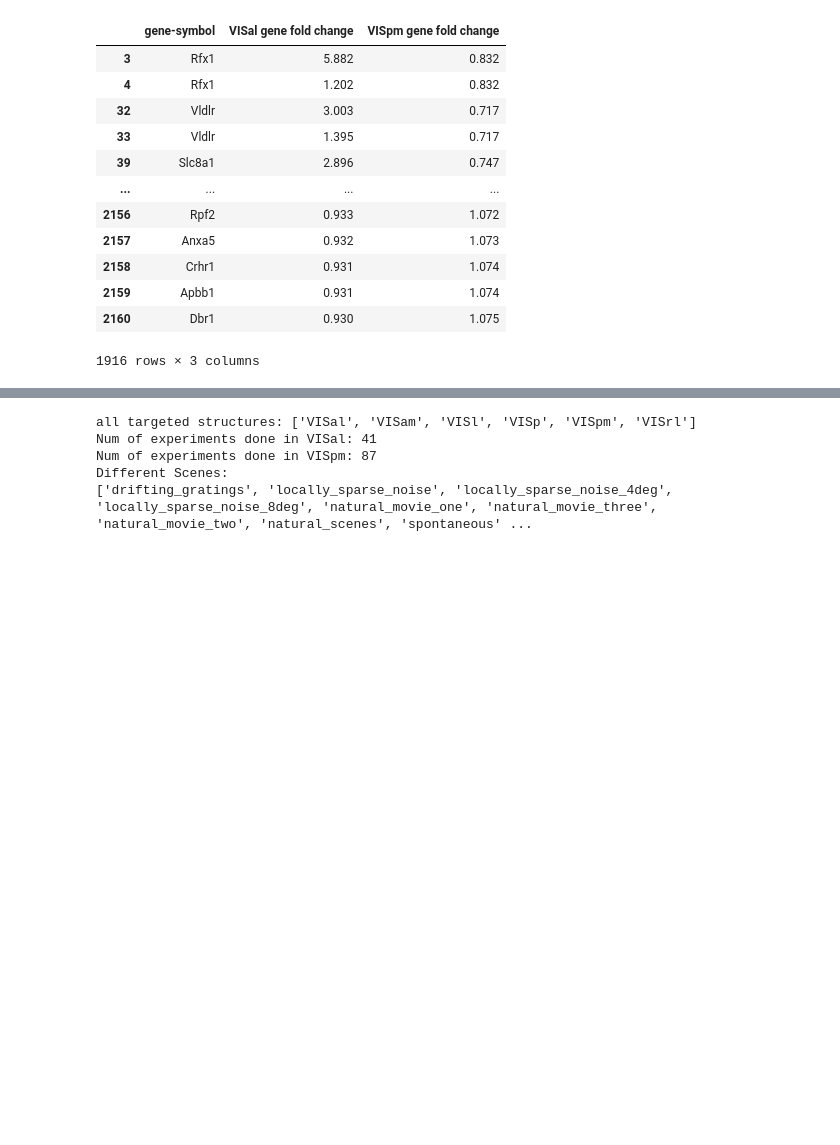
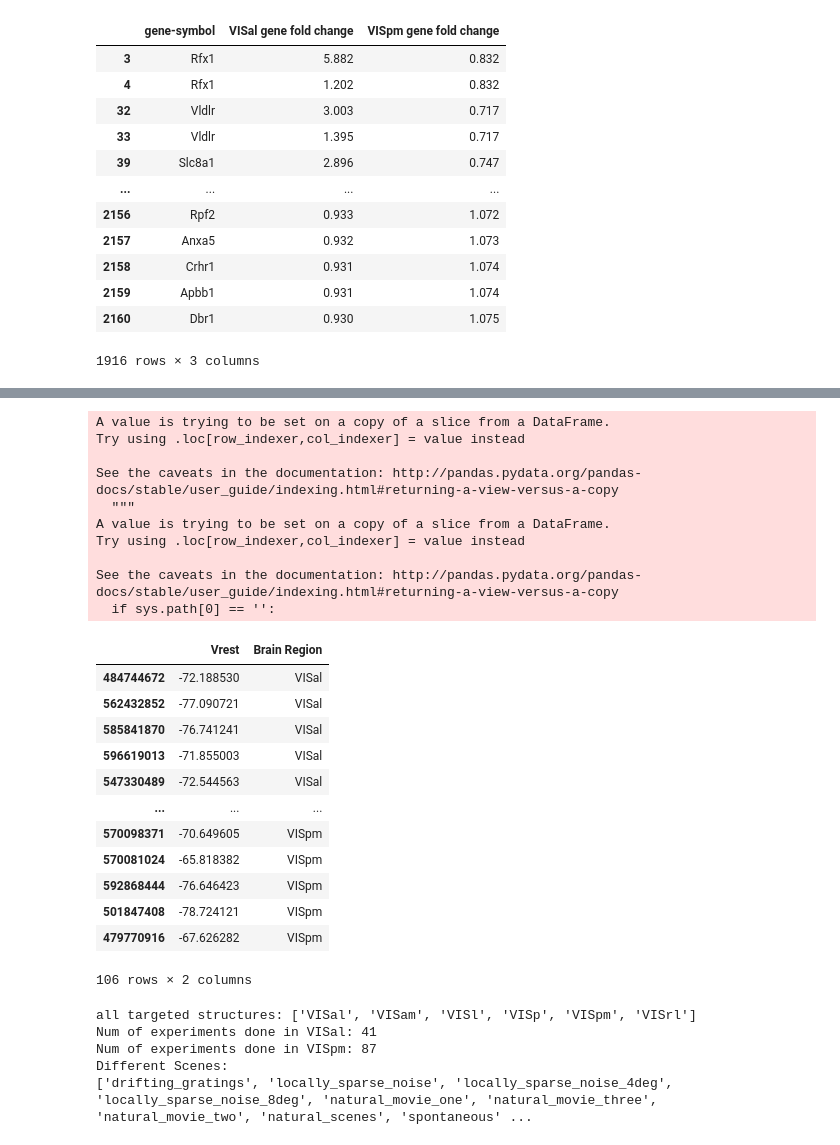
Before and after one commit to tthd0214/CellTypeProject, a Jupyter notebook: CellTypesProject_group8.ipynb, the cells around one changed output, grey strips where cells are left out. Cells and saved outputs as stored; diff of their text form; code cells hidden in the pictures; blank space fills up the shorter version.

```diff
--- a/CellTypesProject_group8.ipynb
+++ b/CellTypesProject_group8.ipynb
@@ -122,3 +112,43 @@ vispm_ephys_vrest.columns = ['VISpm']
+# %%
+visal_ephys_data = mouse_ephys_df[mouse_ephys_df["structure_area_abbrev"] == "VISal"]
+visal_ephys_vrest = visal_ephys_data[['vrest']]
+visal_ephys_vrest.columns = ['Vrest']
+visal_column = np.repeat("VISal", visal_ephys_vrest.shape[0])
+visal_ephys_vrest['Brain Region'] = visal_column
+
+
+vispm_ephys_data = mouse_ephys_df[mouse_df["structure_area_abbrev"] == "VISpm"]
+vispm_ephys_vrest = vispm_ephys_data[['vrest']]
+vispm_ephys_vrest.columns = ['Vrest']
+vispm_column = np.repeat("VISpm", vispm_ephys_vrest.shape[0])
+vispm_ephys_vrest['Brain Region'] = vispm_column
+
+vrest = pd.concat([visal_ephys_vrest, vispm_ephys_vrest])
+vrest
+# %% [output]
+A value is trying to be set on a copy of a slice from a DataFrame.
+Try using .loc[row_indexer,col_indexer] = value instead
+
+See the caveats in the documentation: http://pandas.pydata.org/pandas-docs/stable/user_guide/indexing.html#returning-a-view-versus-a-copy
+  """
+A value is trying to be set on a copy of a slice from a DataFrame.
+Try using .loc[row_indexer,col_indexer] = value instead
+
+See the caveats in the documentation: http://pandas.pydata.org/pandas-docs/stable/user_guide/indexing.html#returning-a-view-versus-a-copy
+  if sys.path[0] == '':
+|  | Vrest | Brain Region |
+| 484744672 | -72.188530 | VISal |
+| 562432852 | -77.090721 | VISal |
+| 585841870 | -76.741241 | VISal |
+| 596619013 | -71.855003 | VISal |
+| 547330489 | -72.544563 | VISal |
+| ... | ... | ... |
+| 570098371 | -70.649605 | VISpm |
+| 570081024 | -65.818382 | VISpm |
+| 592868444 | -76.646423 | VISpm |
+| 501847408 | -78.724121 | VISpm |
+| 479770916 | -67.626282 | VISpm |
+106 rows × 2 columns
 # %%
 # Collecting related visual area data from Allen Brain Observatory
 
```
Also changed, not shown: parts of 7 cells of this notebook.
